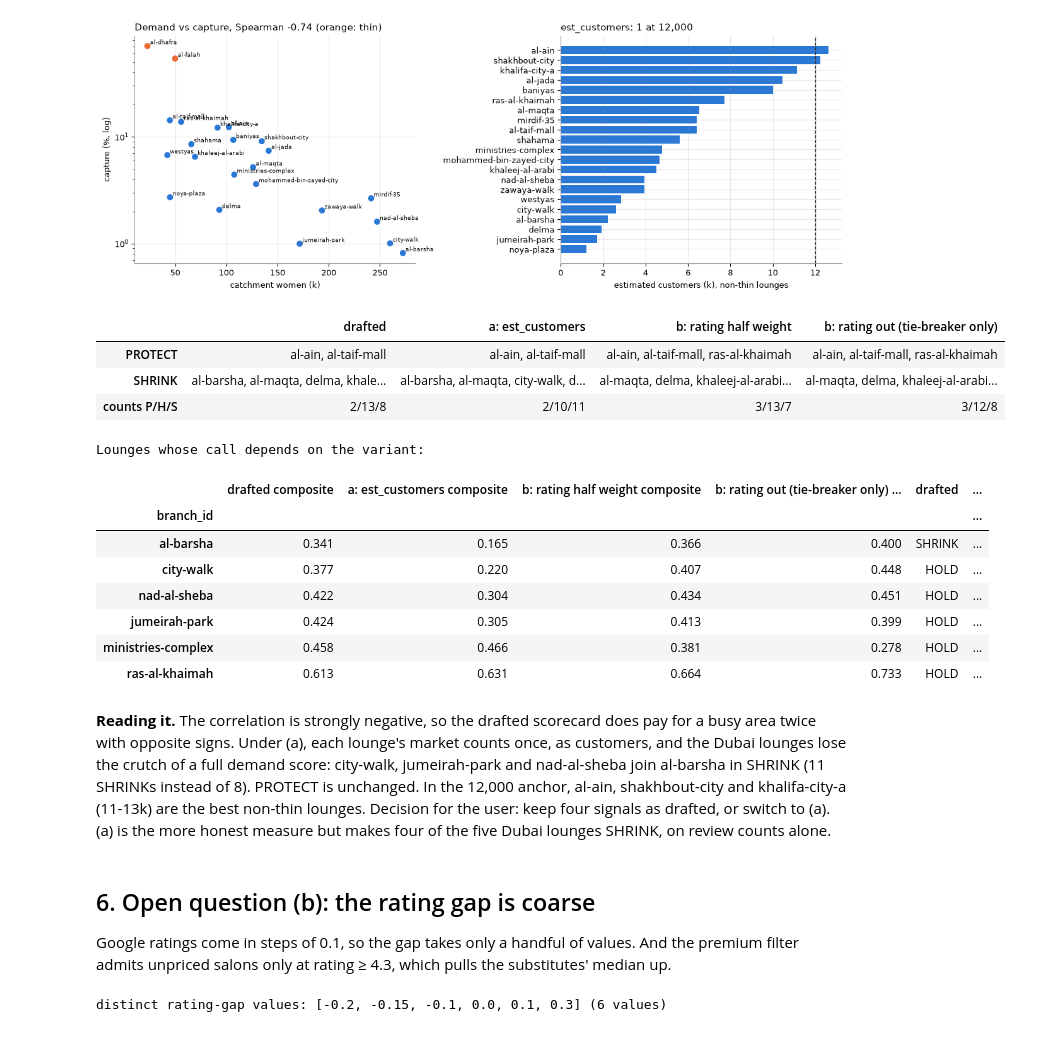
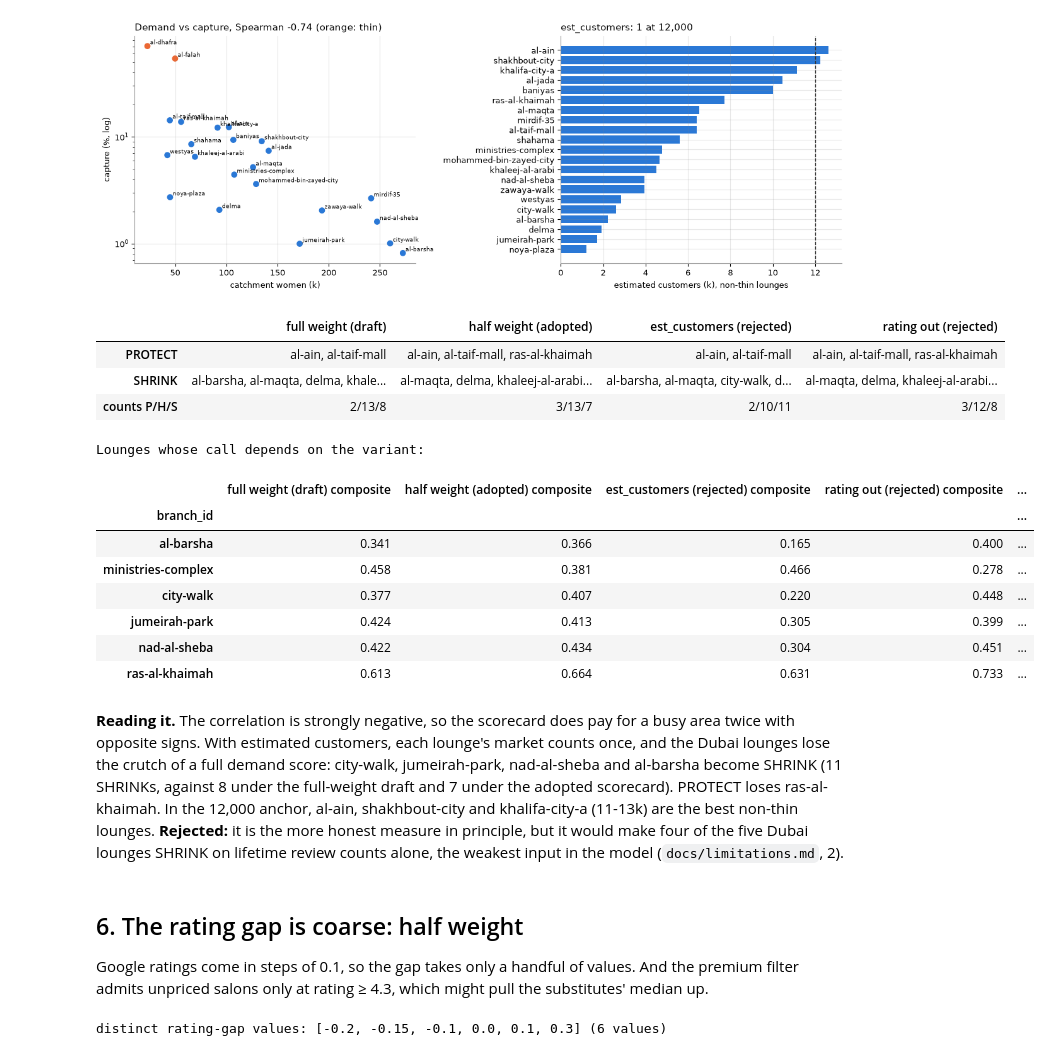
Before and after one commit to thenomadlad/2pz-ai-case-study, a Jupyter notebook: notebooks/decisions.ipynb, the cells around one changed output. Saved outputs shown, nothing was run; the diff lists cells and outputs as text; code cells hidden in the pictures.

```diff
--- a/notebooks/decisions.ipynb
+++ b/notebooks/decisions.ipynb
@@ -49,7 +52,8 @@ v3 = load_v3()
 df = lambda rows: pd.DataFrame([r.model_dump() for r in rows])
 feats, areas = build(v3, A)
 F = df(feats).set_index("branch_id")
-D = df(scorecard.decide(feats)).set_index("branch_id")
+FLIPS = scorecard.level_flips(v3, A, Levels())   # per lounge: of 27 level combinations, how many change its call
+D = df(scorecard.decide(feats, FLIPS)).set_index("branch_id")
 AR = df(areas).set_index("area_id")
 AD = df(growth.classify_all(areas)).set_index("area_id")
 scored = F[~F.not_scored]
@@ -248,48 +261,50 @@ thin markets' est_customers (scored neutral, as capture is): {'al-dhafra': 16247
 # %%
 SIG = {s.name: s for s in SIGNALS}
 S = t.loc[t.action != "NOT SCORED", ["demand", "cannibalisation", "capture", "rating"]].copy()   # airport out
 est = np.where(scored.thin_premium_market, 0.5, (scored.est_customers / EST_BEST).clip(0, 1))
 S["est_customers"] = pd.Series(est, scored.index)
 call = lambda c: np.where(c >= PROTECT_AT, "PROTECT", np.where(c <= SHRINK_AT, "SHRINK", "HOLD"))
 ALT = pd.DataFrame({
-    "drafted": S[["demand", "cannibalisation", "capture", "rating"]].mean(axis=1),
-    "a: est_customers": S[["est_customers", "cannibalisation", "rating"]].mean(axis=1),
-    "b: rating half weight": (S.demand + S.cannibalisation + S.capture + 0.5 * S.rating) / 3.5,
-    "b: rating out (tie-breaker only)": S[["demand", "cannibalisation", "capture"]].mean(axis=1)}, index=S.index)
+    "full weight (draft)": S[["demand", "cannibalisation", "capture", "rating"]].mean(axis=1),
+    "half weight (adopted)": (S.demand + S.cannibalisation + S.capture + 0.5 * S.rating) / 3.5,
+    "est_customers (rejected)": S[["est_customers", "cannibalisation", "rating"]].mean(axis=1),
+    "rating out (rejected)": S[["demand", "cannibalisation", "capture"]].mean(axis=1)}, index=S.index)
+assert np.allclose(ALT["half weight (adopted)"], D.loc[S.index, "composite"], atol=1e-3), "adopted != scorecard"
 CALLS = ALT.apply(call)
 lists = pd.DataFrame({c: {a: ", ".join(sorted(CALLS.index[CALLS[c] == a])) or "-" for a in ("PROTECT", "SHRINK")}
                       | {"counts P/H/S": "/".join(str((CALLS[c] == a).sum()) for a in ("PROTECT", "HOLD", "SHRINK"))} for c in CALLS})
 display(lists.style.set_properties(**{"white-space": "pre-wrap", "text-align": "left"}))
 changed = CALLS[CALLS.nunique(axis=1) > 1]
 print("Lounges whose call depends on the variant:")
 pd.concat([ALT.loc[changed.index].round(3).add_suffix(" composite"), changed], axis=1)
 # %% [output]
-|  | drafted | a: est_customers | b: rating half weight | b: rating out (tie-breaker only) |
-| PROTECT | al-ain, al-taif-mall | al-ain, al-taif-mall | al-ain, al-taif-mall, ras-al-khaimah | al-ain, al-taif-mall, ras-al-khaimah |
-| SHRINK | al-barsha, al-maqta, delma, khale... | al-barsha, al-maqta, city-walk, d... | al-maqta, delma, khaleej-al-arabi... | al-maqta, delma, khaleej-al-arabi... |
-| counts P/H/S | 2/13/8 | 2/10/11 | 3/13/7 | 3/12/8 |
+|  | full weight (draft) | half weight (adopted) | est_customers (rejected) | rating out (rejected) |
+| PROTECT | al-ain, al-taif-mall | al-ain, al-taif-mall, ras-al-khaimah | al-ain, al-taif-mall | al-ain, al-taif-mall, ras-al-khaimah |
+| SHRINK | al-barsha, al-maqta, delma, khale... | al-maqta, delma, khaleej-al-arabi... | al-barsha, al-maqta, city-walk, d... | al-maqta, delma, khaleej-al-arabi... |
+| counts P/H/S | 2/13/8 | 3/13/7 | 2/10/11 | 3/12/8 |
 Lounges whose call depends on the variant:
-|  | drafted composite | a: est_customers composite | b: rating half weight composite | b: rating out (tie-breaker only) ... | drafted | ... |
-| branch_id |  |  |  |  |  | ... |
-| al-barsha | 0.341 | 0.165 | 0.366 | 0.400 | SHRINK | ... |
-| city-walk | 0.377 | 0.220 | 0.407 | 0.448 | HOLD | ... |
-| nad-al-sheba | 0.422 | 0.304 | 0.434 | 0.451 | HOLD | ... |
-| jumeirah-park | 0.424 | 0.305 | 0.413 | 0.399 | HOLD | ... |
-| ministries-complex | 0.458 | 0.466 | 0.381 | 0.278 | HOLD | ... |
-| ras-al-khaimah | 0.613 | 0.631 | 0.664 | 0.733 | HOLD | ... |
+|  | full weight (draft) composite | half weight (adopted) composite | est_customers (rejected) composite | rating out (rejected) composite | ... |
+| branch_id |  |  |  |  | ... |
+| al-barsha | 0.341 | 0.366 | 0.165 | 0.400 | ... |
+| ministries-complex | 0.458 | 0.381 | 0.466 | 0.278 | ... |
+| city-walk | 0.377 | 0.407 | 0.220 | 0.448 | ... |
+| jumeirah-park | 0.424 | 0.413 | 0.305 | 0.399 | ... |
+| nad-al-sheba | 0.422 | 0.434 | 0.304 | 0.451 | ... |
+| ras-al-khaimah | 0.613 | 0.664 | 0.631 | 0.733 | ... |
 # %% [markdown]
-**Reading it.** The correlation is strongly negative, so the drafted scorecard does pay for a busy
-area twice with opposite signs. Under (a), each lounge's market counts once, as customers, and the
-Dubai lounges lose the crutch of a full demand score: city-walk, jumeirah-park and nad-al-sheba join
-al-barsha in SHRINK (11 SHRINKs instead of 8). PROTECT is unchanged. In the 12,000 anchor, al-ain,
-shakhbout-city and khalifa-city-a (11-13k) are the best non-thin lounges. Decision for the user: keep
-four signals as drafted, or switch to (a). (a) is the more honest measure but makes four of the five
-Dubai lounges SHRINK, on review counts alone.
+**Reading it.** The correlation is strongly negative, so the scorecard does pay for a busy area
+twice with opposite signs. With estimated customers, each lounge's market counts once, and the Dubai
+lounges lose the crutch of a full demand score: city-walk, jumeirah-park, nad-al-sheba and al-barsha
+become SHRINK (11 SHRINKs, against 8 under the full-weight draft and 7 under the adopted scorecard).
+PROTECT loses ras-al-khaimah. In the 12,000 anchor, al-ain, shakhbout-city and khalifa-city-a
+(11-13k) are the best non-thin lounges. **Rejected:** it is the more honest measure in principle, but
+it would make four of the five Dubai lounges SHRINK on lifetime review counts alone, the weakest
+input in the model (`docs/limitations.md`, 2).
 # %% [markdown]
-## 6. Open question (b): the rating gap is coarse
+## 6. The rating gap is coarse: half weight
 
 Google ratings come in steps of 0.1, so the gap takes only a handful of values. And the premium filter
-admits unpriced salons only at rating ≥ 4.3, which pulls the substitutes' median up.
+admits unpriced salons only at rating ≥ 4.3, which might pull the substitutes' median up.
 # %%
 gap = scored.rating_gap.round(2)
 print("distinct rating-gap values:", [float(x) for x in sorted(gap.dropna().unique())], f"({gap.nunique()} values)")
```
Also changed, not shown: parts of 17 cells of this notebook, 3 other files.
